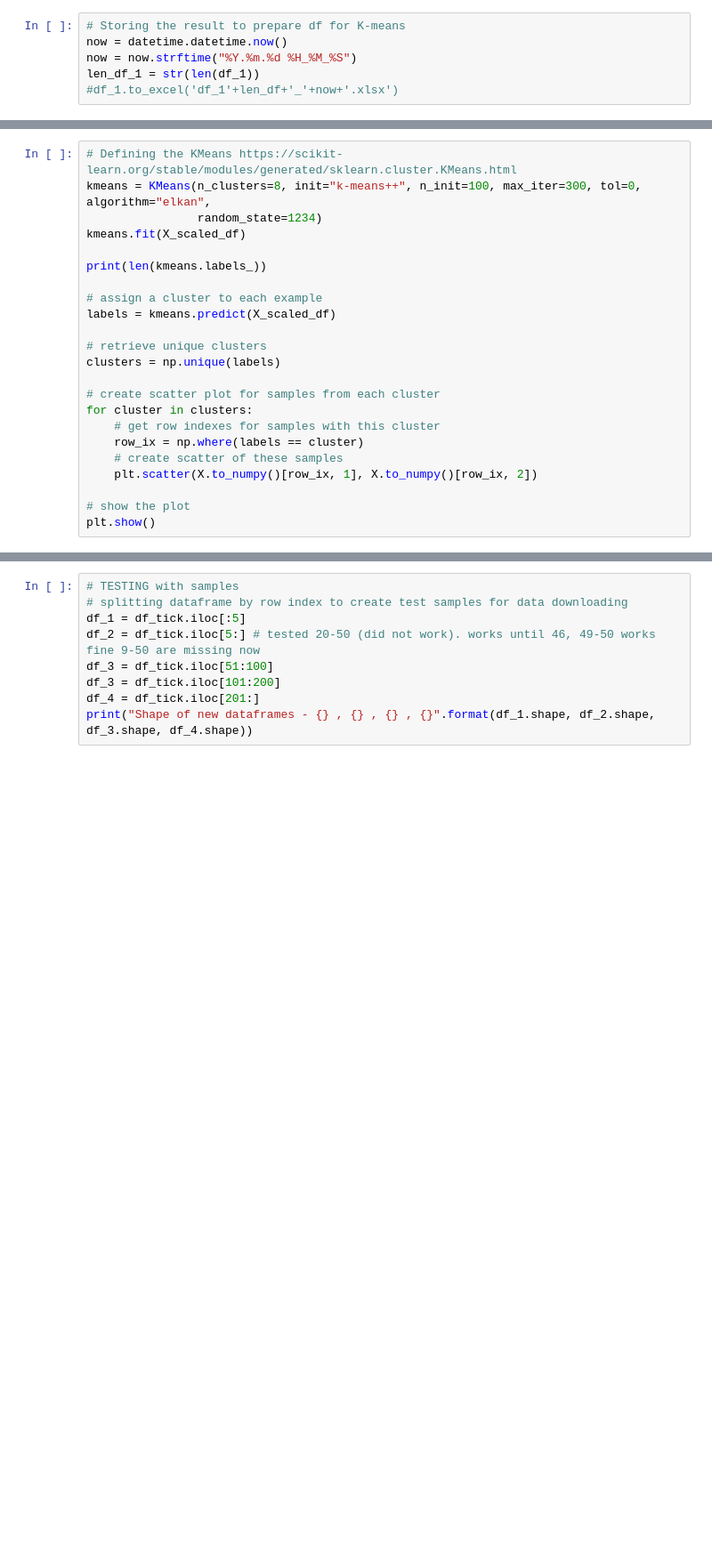
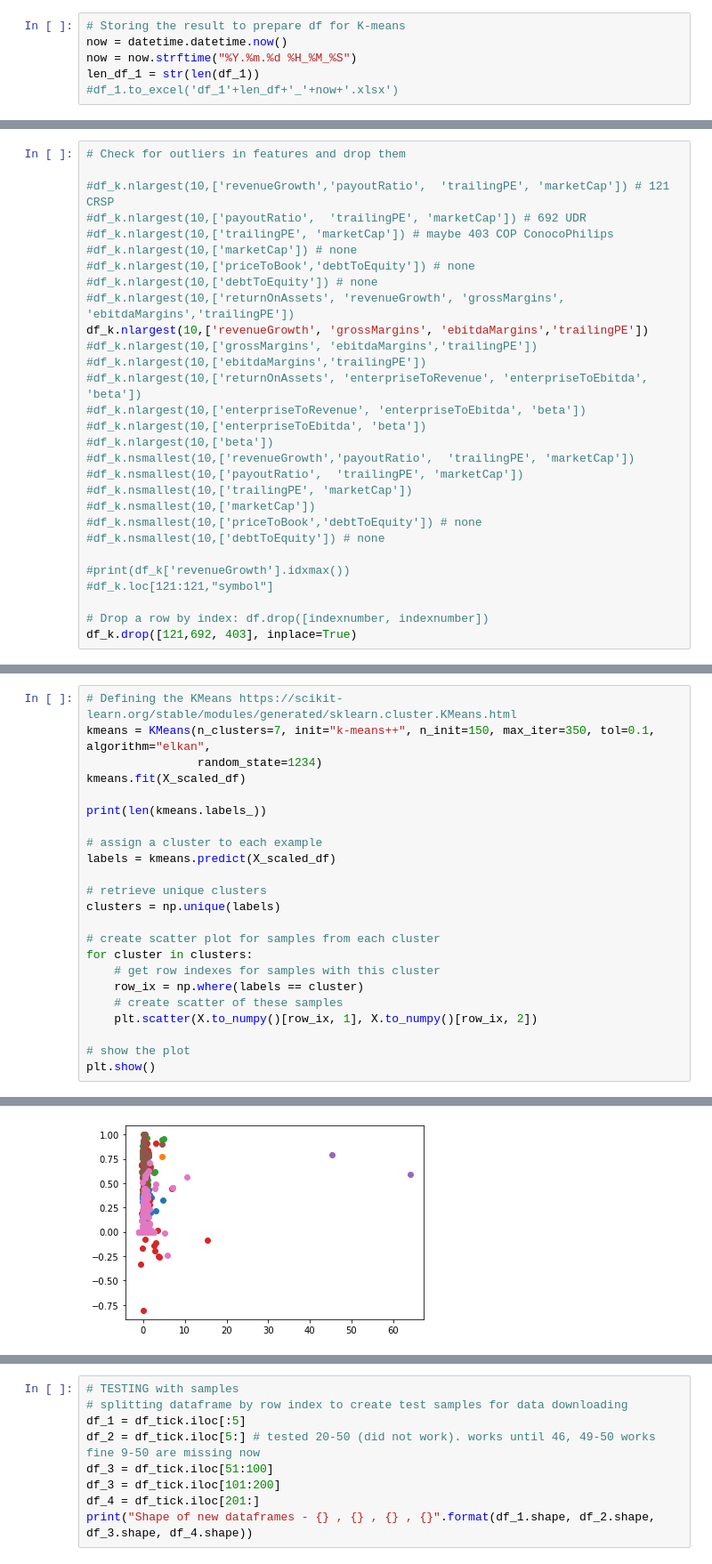
Before and after one commit to DarkSlideRider/IronHack_Final_Project, a Jupyter notebook: yfinance-Copy1.ipynb, the cells around one changed output, grey strips where cells are left out. Shown: that part at 89% size. Cells and saved outputs as stored; diff of their text form; blank space fills up the shorter version.

```diff
--- a/yfinance-Copy1.ipynb
+++ b/yfinance-Copy1.ipynb
@@ -100,0 +130,29 @@ X.shape
+# %%
+# Check for outliers in features and drop them
+
+#df_k.nlargest(10,['revenueGrowth','payoutRatio',  'trailingPE', 'marketCap']) # 121 CRSP
+#df_k.nlargest(10,['payoutRatio',  'trailingPE', 'marketCap']) # 692 UDR
+#df_k.nlargest(10,['trailingPE', 'marketCap']) # maybe 403 COP ConocoPhilips
+#df_k.nlargest(10,['marketCap']) # none
+#df_k.nlargest(10,['priceToBook','debtToEquity']) # none
+#df_k.nlargest(10,['debtToEquity']) # none
+#df_k.nlargest(10,['returnOnAssets', 'revenueGrowth', 'grossMargins', 'ebitdaMargins','trailingPE'])
+df_k.nlargest(10,['revenueGrowth', 'grossMargins', 'ebitdaMargins','trailingPE'])
+#df_k.nlargest(10,['grossMargins', 'ebitdaMargins','trailingPE'])
+#df_k.nlargest(10,['ebitdaMargins','trailingPE'])
+#df_k.nlargest(10,['returnOnAssets', 'enterpriseToRevenue', 'enterpriseToEbitda', 'beta'])
+#df_k.nlargest(10,['enterpriseToRevenue', 'enterpriseToEbitda', 'beta'])
+#df_k.nlargest(10,['enterpriseToEbitda', 'beta'])
+#df_k.nlargest(10,['beta'])
+#df_k.nsmallest(10,['revenueGrowth','payoutRatio',  'trailingPE', 'marketCap'])
+#df_k.nsmallest(10,['payoutRatio',  'trailingPE', 'marketCap'])
+#df_k.nsmallest(10,['trailingPE', 'marketCap'])
+#df_k.nsmallest(10,['marketCap'])
+#df_k.nsmallest(10,['priceToBook','debtToEquity']) # none
+#df_k.nsmallest(10,['debtToEquity']) # none
+
+#print(df_k['revenueGrowth'].idxmax())
+#df_k.loc[121:121,"symbol"]
+
+# Drop a row by index: df.drop([indexnumber, indexnumber])
+df_k.drop([121,692, 403], inplace=True)
@@ -117,6 +206,6 @@ X_scaled_df.describe()
 # %%
 # Defining the KMeans https://scikit-learn.org/stable/modules/generated/sklearn.cluster.KMeans.html
-kmeans = KMeans(n_clusters=8, init="k-means++", n_init=100, max_iter=300, tol=0, algorithm="elkan",
+kmeans = KMeans(n_clusters=7, init="k-means++", n_init=150, max_iter=350, tol=0.1, algorithm="elkan",
                 random_state=1234)
 kmeans.fit(X_scaled_df)
 
@@ -137,3 +226,4 @@ for cluster in clusters:
 
 # show the plot
 plt.show()
+# %% [output]
@@ -140,3 +231,4 @@ plt.show()
+[figure, added]
 # %%
 # Review clusters and observations per cluster
 clusters = kmeans.predict(X_scaled_df)
```
Also changed, not shown: parts of 13 cells of this notebook, 1 other file.
